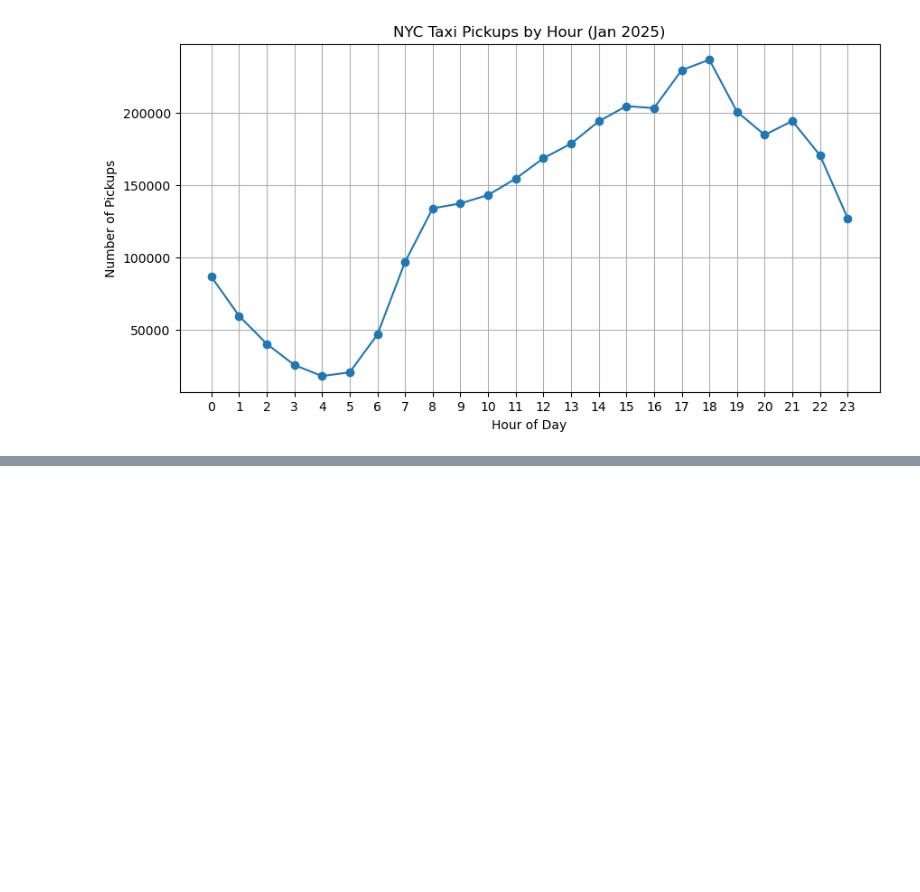
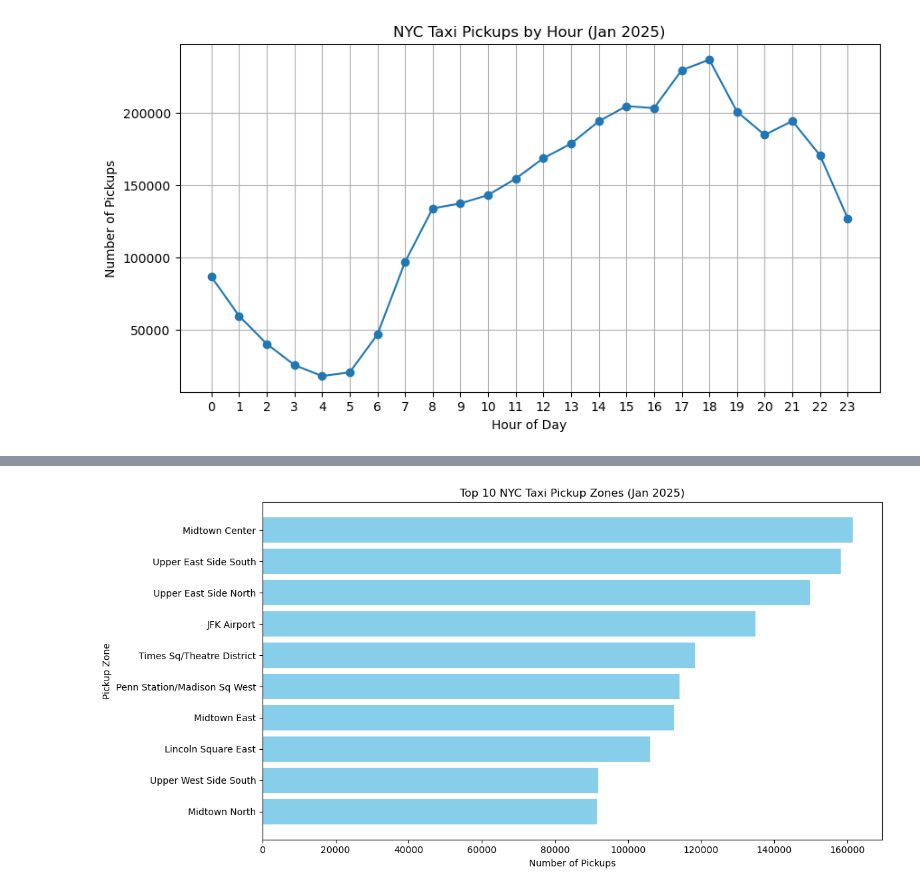
Before and after one commit to thiunuwan/nyc-taxi-spark-analysis, a Jupyter notebook: BigData_Project.ipynb, the cells around one changed output, grey strips where cells are left out. Saved outputs shown, nothing was run; the diff lists cells and outputs as text; code cells hidden in the pictures; blank space fills up the shorter version.

Commit message:
Add geospatial analysis for popular pickup zones

```diff
--- a/BigData_Project.ipynb
+++ b/BigData_Project.ipynb
@@ -75,0 +118,21 @@ plt.show()
+# %%
+import pandas as pd
+import matplotlib.pyplot as plt
+
+# Load the CSV you exported from Spark
+df2 = pd.read_csv("output/popular_pickup_zones.csv")
+
+# Get top 10 zones
+top10 = df2.sort_values(by="count", ascending=False).head(10)
+
+# Plot
+plt.figure(figsize=(12, 6))
+plt.barh(top10["pickup_zone"], top10["count"], color="skyblue")
+plt.xlabel("Number of Pickups")
+plt.ylabel("Pickup Zone")
+plt.title("Top 10 NYC Taxi Pickup Zones (Jan 2025)")
+plt.gca().invert_yaxis()
+plt.tight_layout()
+plt.show()
+# %% [output]
+[figure, added]
```
Also changed, not shown: parts of 9 cells of this notebook, 1 other file.
